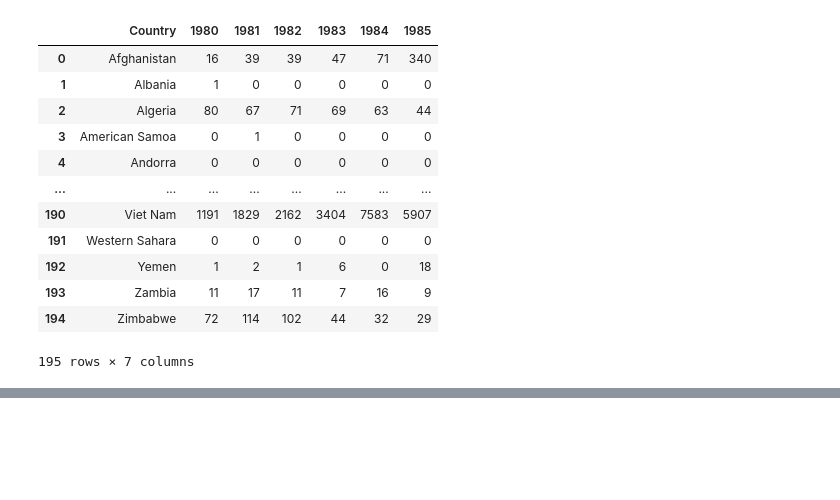
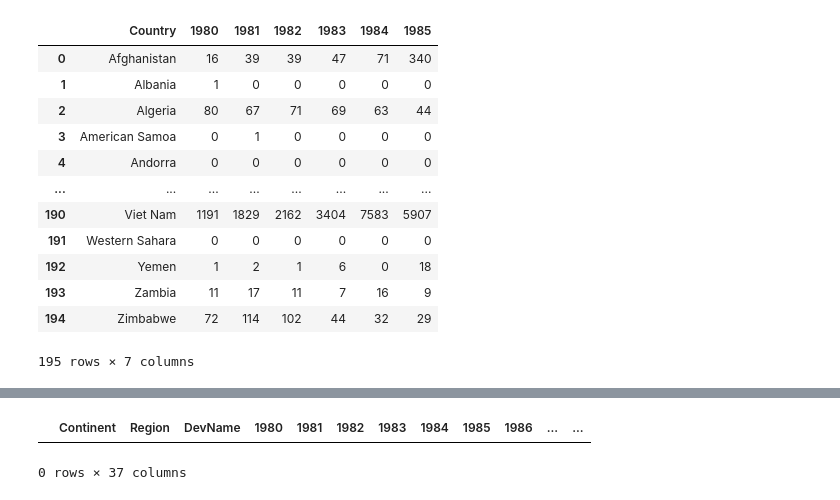
Before and after one commit to Hasan082/Data-Analysis, a Jupyter notebook: DataVisualizationWithPython/pre_processing_a_dataset_using_Pandas.ipynb, the cells around one changed output, grey strips where cells are left out. Saved outputs shown, nothing was run; the diff lists cells and outputs as text; code cells hidden in the pictures; blank space fills up the shorter version.

```diff
--- a/DataVisualizationWithPython/pre_processing_a_dataset_using_Pandas.ipynb
+++ b/DataVisualizationWithPython/pre_processing_a_dataset_using_Pandas.ipynb
@@ -193,0 +319,2 @@ df_cam[['Country', 1980, 1981, 1982, 1983, 1984, 1985]]
+# %%
+df_cam.columns = list(map(str, df_cam.columns))
@@ -193,0 +403,5 @@ df_cam[['Country', 1980, 1981, 1982, 1983, 1984, 1985]]
+# %%
+df_cam[(df_cam['Continent'] == 'Asia') & (df_cam['Region']=='South Asia')]
+# %% [output]
+|  | Continent | Region | DevName | 1980 | 1981 | 1982 | 1983 | 1984 | 1985 | 1986 | ... | ... |
+0 rows × 37 columns
```
Also changed, not shown: parts of 21 cells of this notebook.
